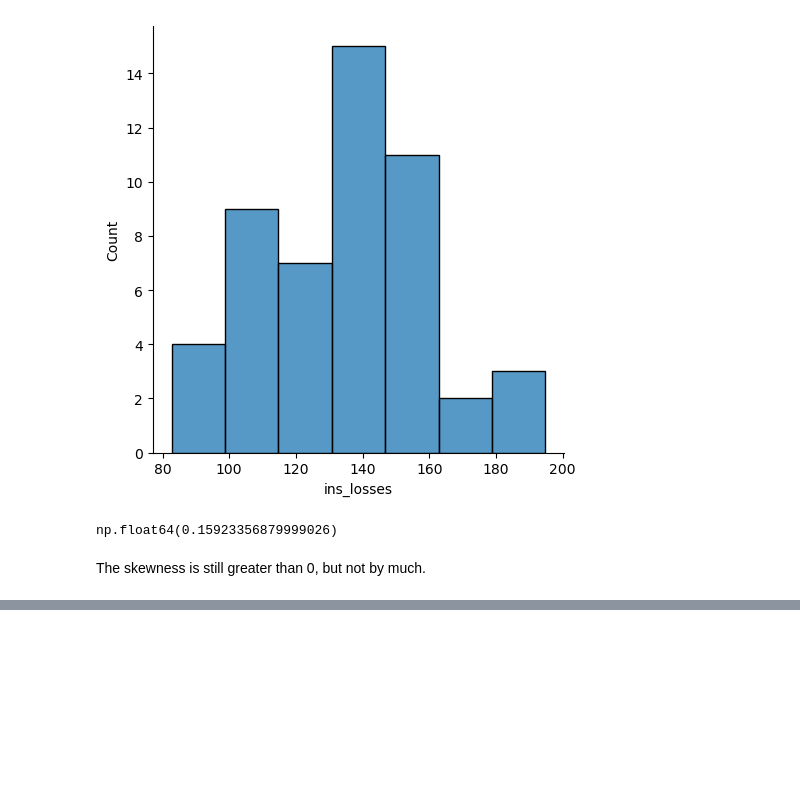
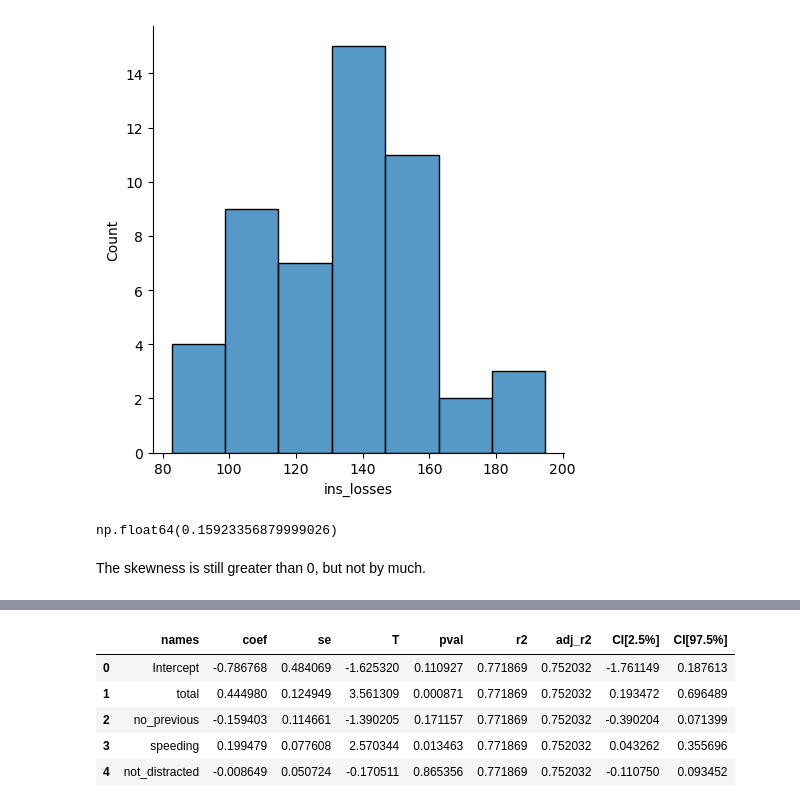
Before and after one commit to ddelony/stats, a Jupyter notebook: crashes.ipynb, the cells around one changed output, grey strips where cells are left out. Drawn from its saved outputs; the diff is of its cells as text; code cells hidden in the pictures; blank space fills up the shorter version.

```diff
--- a/crashes.ipynb
+++ b/crashes.ipynb
@@ -317,0 +365,9 @@ The skewness is still greater than 0, but not by much.
+# %%
+pg.linear_regression(crashes[['total','no_previous','speeding','not_distracted']],crashes['alcohol'])
+# %% [output]
+|  | names | coef | se | T | pval | r2 | adj_r2 | CI[2.5%] | CI[97.5%] |
+| 0 | Intercept | -0.786768 | 0.484069 | -1.625320 | 0.110927 | 0.771869 | 0.752032 | -1.761149 | 0.187613 |
+| 1 | total | 0.444980 | 0.124949 | 3.561309 | 0.000871 | 0.771869 | 0.752032 | 0.193472 | 0.696489 |
+| 2 | no_previous | -0.159403 | 0.114661 | -1.390205 | 0.171157 | 0.771869 | 0.752032 | -0.390204 | 0.071399 |
+| 3 | speeding | 0.199479 | 0.077608 | 2.570344 | 0.013463 | 0.771869 | 0.752032 | 0.043262 | 0.355696 |
+| 4 | not_distracted | -0.008649 | 0.050724 | -0.170511 | 0.865356 | 0.771869 | 0.752032 | -0.110750 | 0.093452 |
```
Also changed, not shown: parts of 20 cells of this notebook.
